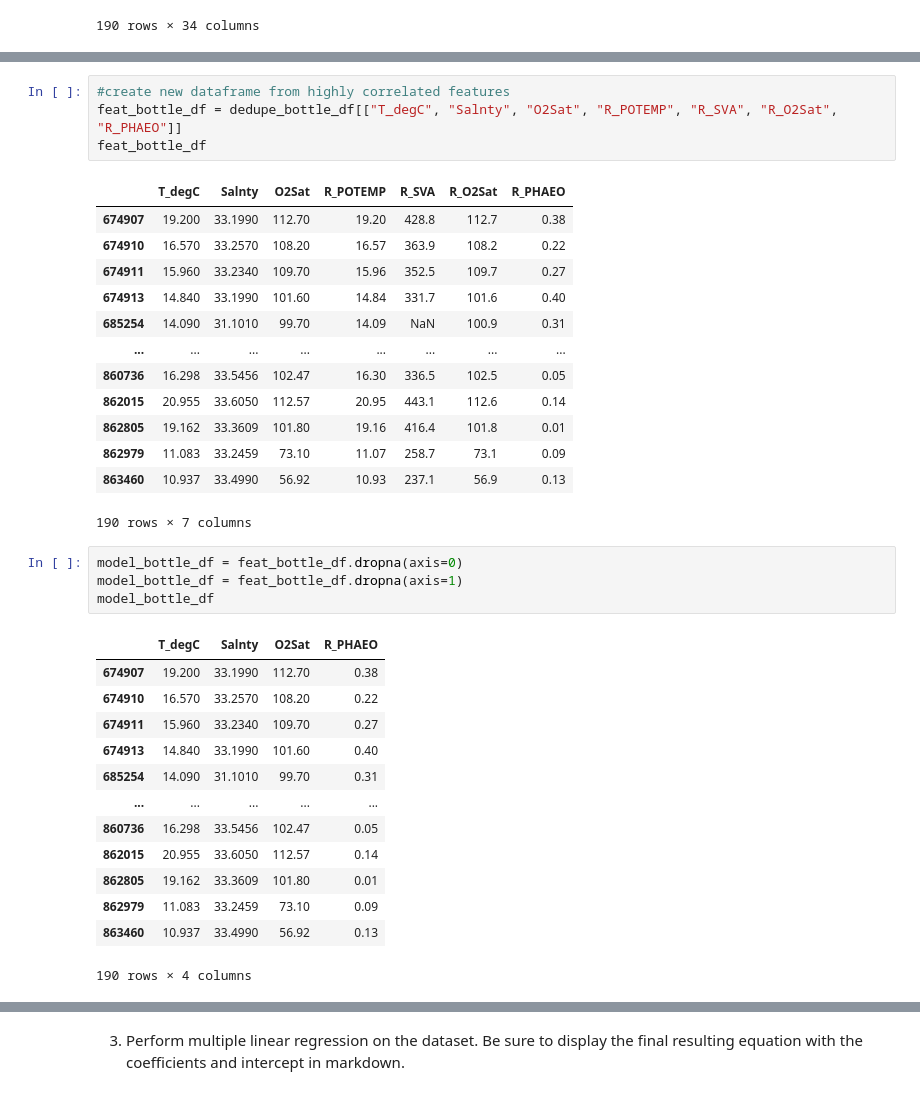
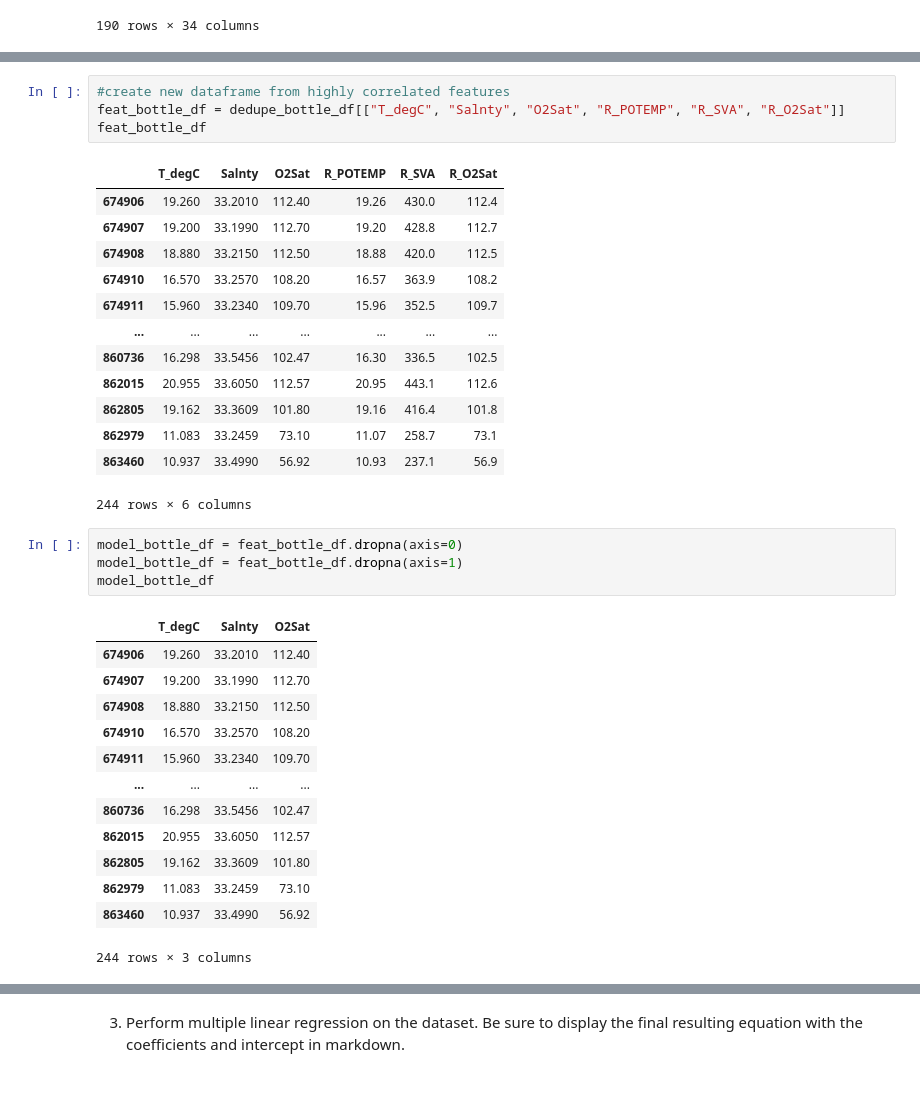
Before and after one commit to bellizzichrissy/homework, a Jupyter notebook: week 14 homework.ipynb, the cells around one changed output, grey strips where cells are left out. Drawn from its saved outputs; the diff is of its cells as text.

```diff
--- a/week 14 homework.ipynb
+++ b/week 14 homework.ipynb
@@ -313,39 +333,39 @@ plt.show()
 # %%
 #create new dataframe from highly correlated features
-feat_bottle_df = dedupe_bottle_df[["T_degC", "Salnty", "O2Sat", "R_POTEMP", "R_SVA", "R_O2Sat", "R_PHAEO"]]
+feat_bottle_df = dedupe_bottle_df[["T_degC", "Salnty", "O2Sat", "R_POTEMP", "R_SVA", "R_O2Sat"]]
 feat_bottle_df
 # %% [output]
-|  | T_degC | Salnty | O2Sat | R_POTEMP | R_SVA | R_O2Sat | R_PHAEO |
-| 674907 | 19.200 | 33.1990 | 112.70 | 19.20 | 428.8 | 112.7 | 0.38 |
-| 674910 | 16.570 | 33.2570 | 108.20 | 16.57 | 363.9 | 108.2 | 0.22 |
-| 674911 | 15.960 | 33.2340 | 109.70 | 15.96 | 352.5 | 109.7 | 0.27 |
-| 674913 | 14.840 | 33.1990 | 101.60 | 14.84 | 331.7 | 101.6 | 0.40 |
-| 685254 | 14.090 | 31.1010 | 99.70 | 14.09 | NaN | 100.9 | 0.31 |
-| ... | ... | ... | ... | ... | ... | ... | ... |
-| 860736 | 16.298 | 33.5456 | 102.47 | 16.30 | 336.5 | 102.5 | 0.05 |
-| 862015 | 20.955 | 33.6050 | 112.57 | 20.95 | 443.1 | 112.6 | 0.14 |
-| 862805 | 19.162 | 33.3609 | 101.80 | 19.16 | 416.4 | 101.8 | 0.01 |
-| 862979 | 11.083 | 33.2459 | 73.10 | 11.07 | 258.7 | 73.1 | 0.09 |
-| 863460 | 10.937 | 33.4990 | 56.92 | 10.93 | 237.1 | 56.9 | 0.13 |
+|  | T_degC | Salnty | O2Sat | R_POTEMP | R_SVA | R_O2Sat |
+| 674906 | 19.260 | 33.2010 | 112.40 | 19.26 | 430.0 | 112.4 |
+| 674907 | 19.200 | 33.1990 | 112.70 | 19.20 | 428.8 | 112.7 |
+| 674908 | 18.880 | 33.2150 | 112.50 | 18.88 | 420.0 | 112.5 |
+| 674910 | 16.570 | 33.2570 | 108.20 | 16.57 | 363.9 | 108.2 |
+| 674911 | 15.960 | 33.2340 | 109.70 | 15.96 | 352.5 | 109.7 |
+| ... | ... | ... | ... | ... | ... | ... |
+| 860736 | 16.298 | 33.5456 | 102.47 | 16.30 | 336.5 | 102.5 |
+| 862015 | 20.955 | 33.6050 | 112.57 | 20.95 | 443.1 | 112.6 |
+| 862805 | 19.162 | 33.3609 | 101.80 | 19.16 | 416.4 | 101.8 |
+| 862979 | 11.083 | 33.2459 | 73.10 | 11.07 | 258.7 | 73.1 |
+| 863460 | 10.937 | 33.4990 | 56.92 | 10.93 | 237.1 | 56.9 |
-190 rows × 7 columns
+244 rows × 6 columns
 # %%
 model_bottle_df = feat_bottle_df.dropna(axis=0)
 model_bottle_df = feat_bottle_df.dropna(axis=1)
 model_bottle_df
 # %% [output]
-|  | T_degC | Salnty | O2Sat | R_PHAEO |
-| 674907 | 19.200 | 33.1990 | 112.70 | 0.38 |
-| 674910 | 16.570 | 33.2570 | 108.20 | 0.22 |
-| 674911 | 15.960 | 33.2340 | 109.70 | 0.27 |
-| 674913 | 14.840 | 33.1990 | 101.60 | 0.40 |
-| 685254 | 14.090 | 31.1010 | 99.70 | 0.31 |
-| ... | ... | ... | ... | ... |
-| 860736 | 16.298 | 33.5456 | 102.47 | 0.05 |
-| 862015 | 20.955 | 33.6050 | 112.57 | 0.14 |
-| 862805 | 19.162 | 33.3609 | 101.80 | 0.01 |
-| 862979 | 11.083 | 33.2459 | 73.10 | 0.09 |
-| 863460 | 10.937 | 33.4990 | 56.92 | 0.13 |
+|  | T_degC | Salnty | O2Sat |
+| 674906 | 19.260 | 33.2010 | 112.40 |
+| 674907 | 19.200 | 33.1990 | 112.70 |
+| 674908 | 18.880 | 33.2150 | 112.50 |
+| 674910 | 16.570 | 33.2570 | 108.20 |
+| 674911 | 15.960 | 33.2340 | 109.70 |
+| ... | ... | ... | ... |
+| 860736 | 16.298 | 33.5456 | 102.47 |
+| 862015 | 20.955 | 33.6050 | 112.57 |
+| 862805 | 19.162 | 33.3609 | 101.80 |
+| 862979 | 11.083 | 33.2459 | 73.10 |
+| 863460 | 10.937 | 33.4990 | 56.92 |
-190 rows × 4 columns
+244 rows × 3 columns
 # %%
 X = np.array(model_bottle_df['Salnty']).reshape(-1,1)
 y = np.array(model_bottle_df['T_degC']).reshape(-1,1)
```
Also changed, not shown: parts of 28 cells of this notebook.
